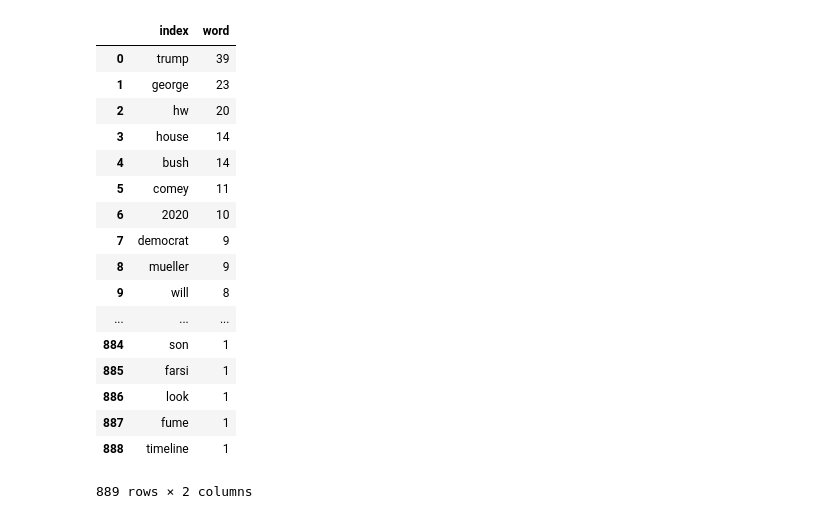
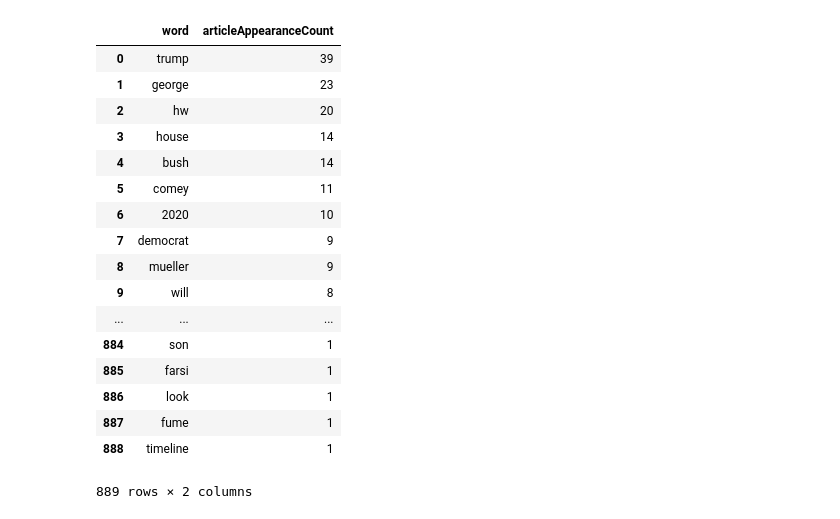
Before and after one commit to jwcantle11/news-data-scrape, a Jupyter notebook: FoxNewsWebScrape.ipynb, the cells around one changed output. Drawn from its saved outputs; the diff is of its cells as text; code cells hidden in the pictures.

```diff
--- a/FoxNewsWebScrape.ipynb
+++ b/FoxNewsWebScrape.ipynb
@@ -173,35 +159,35 @@ wordsDF = wordsDF[wordsDF.word != 'team']
 wordsDF = wordsDF[wordsDF.word != 'out']
 wordsDF = wordsDF[wordsDF.word != 'they']
 wordsDF = wordsDF[wordsDF.word != 'that']
 wordsDF = wordsDF[wordsDF.word != 'over']
 wordsDF = wordsDF[wordsDF.word != 'end']
 wordsDF = wordsDF[wordsDF.word != 'wants']
 wordsDF = wordsDF[wordsDF.word != 'called']
 wordsDF = wordsDF[wordsDF.word != 'calls']
 wordsDF = wordsDF[wordsDF.word != 'over']
 wordsDF = wordsDF[wordsDF.word != '$$']
 wordsDF = wordsDF[wordsDF.word != 'foundation']
 wordsDF = wordsDF[wordsDF.word != 'have']
 wordsDF = wordsDF[wordsDF.word != '9th']
 wordsDF = wordsDF[wordsDF.word != 'into']
 wordsDF = wordsDF[wordsDF.word != 'after']
 wordsDF = wordsDF[wordsDF.word != 'key']
 wordsDF = wordsDF[wordsDF.word != 'among']
 wordsDF = wordsDF[wordsDF.word != 'could']
 wordsDF = wordsDF[wordsDF.word != 'says']
 wordsDF = wordsDF[wordsDF.word != 'has']
 wordsDF = wordsDF[wordsDF.word != 'him']
 
 #it wont let me name it anything else
 wordCounts = wordsDF['word'].value_counts()
 wordCountsDF = pd.DataFrame(wordCounts, columns= ['word'])
 wordCountsDF = wordCountsDF.reset_index()
-wordCountsDF['index'] =
+wordCountsDF.columns = ['word', 'articleAppearanceCount']
 
 #for word in words
 wordCountsDF
 # %% [output]
-|  | index | word |
+|  | word | articleAppearanceCount |
 | 0 | trump | 39 |
 | 1 | george | 23 |
 | 2 | hw | 20 |
```
Also changed, not shown: parts of 4 cells of this notebook, 3 other files.
